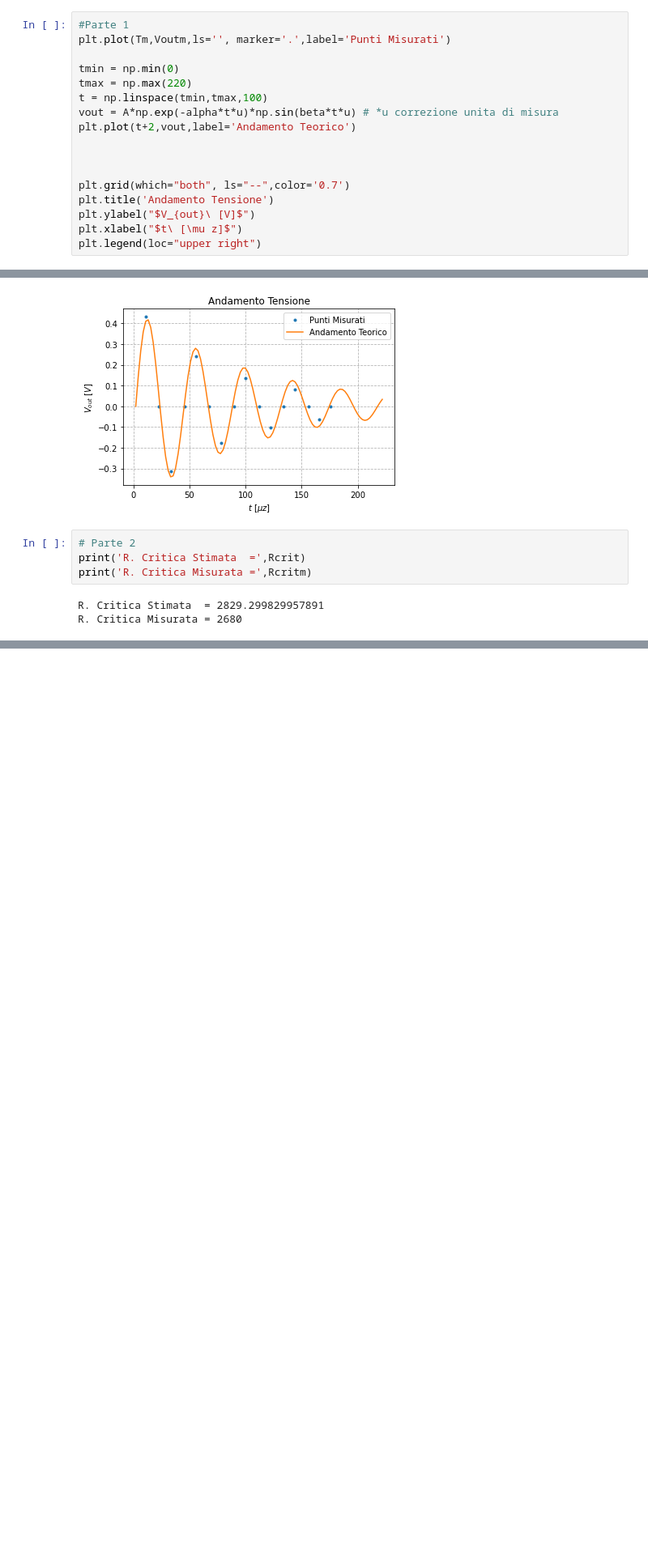
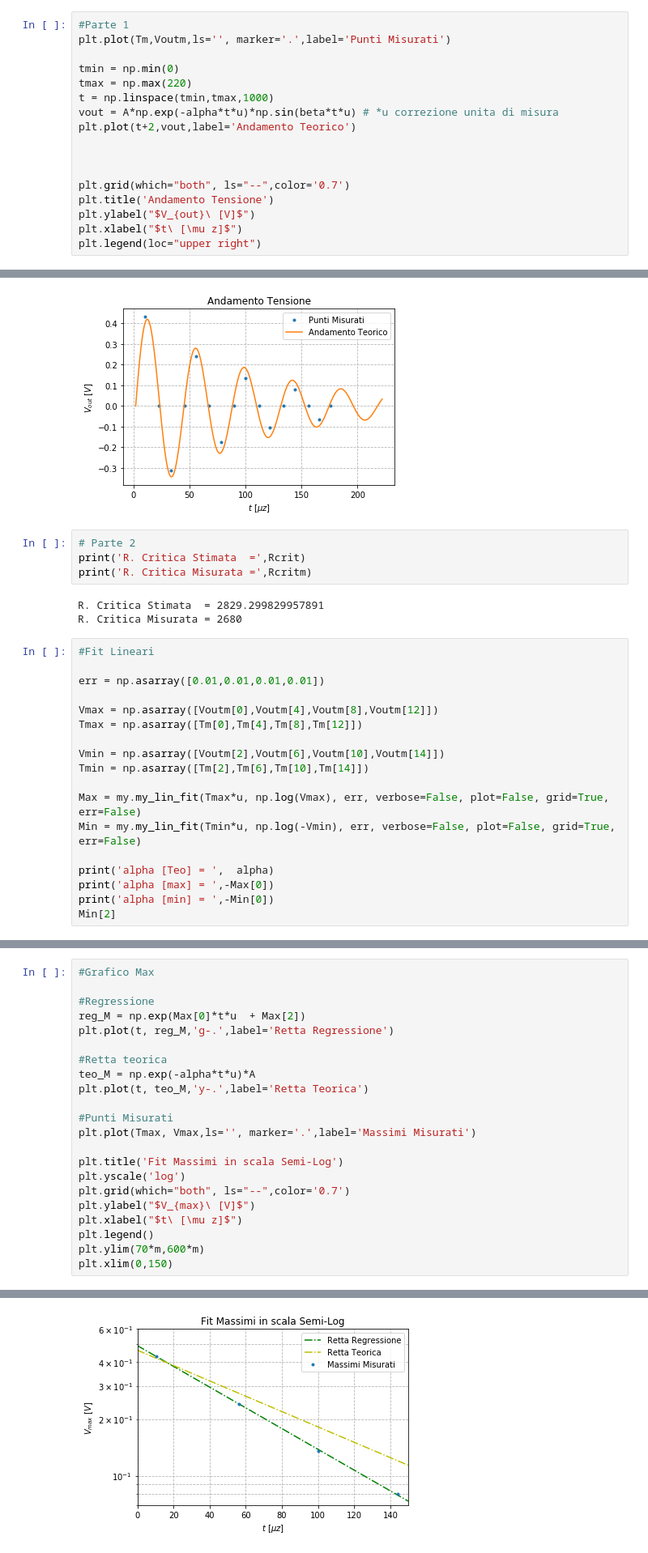
Before and after one commit to Kevin222-hub/Lab_reports, a Jupyter notebook: Elettro_4/Main.ipynb, the cells around one changed output, grey strips where cells are left out. Shown at 81% size. Drawn from its saved outputs; the diff is of its cells as text; blank space fills up the shorter version.

```diff
--- a/Elettro_4/Main.ipynb
+++ b/Elettro_4/Main.ipynb
@@ -47,7 +47,7 @@ plt.plot(Tm,Voutm,ls='', marker='.',label='Punti Misurati')
 
 tmin = np.min(0)
 tmax = np.max(220)
-t = np.linspace(tmin,tmax,100)
+t = np.linspace(tmin,tmax,1000)
 vout = A*np.exp(-alpha*t*u)*np.sin(beta*t*u) # *u correzione unita di misura
 plt.plot(t+2,vout,label='Andamento Teorico')
 
@@ -68,3 +68,21 @@ print('R. Critica Misurata =',Rcritm)
 # %% [output]
 R. Critica Stimata  = 2829.299829957891
 R. Critica Misurata = 2680
+# %%
+#Fit Lineari
+
+err = np.asarray([0.01,0.01,0.01,0.01])
+
+Vmax = np.asarray([Voutm[0],Voutm[4],Voutm[8],Voutm[12]])
+Tmax = np.asarray([Tm[0],Tm[4],Tm[8],Tm[12]])
+
+Vmin = np.asarray([Voutm[2],Voutm[6],Voutm[10],Voutm[14]])
+Tmin = np.asarray([Tm[2],Tm[6],Tm[10],Tm[14]])
+
+Max = my.my_lin_fit(Tmax*u, np.log(Vmax), err, verbose=False, plot=False, grid=True, err=False)
+Min = my.my_lin_fit(Tmin*u, np.log(-Vmin), err, verbose=False, plot=False, grid=True, err=False)
+
+print('alpha [Teo] = ',  alpha)
+print('alpha [max] = ',-Max[0])
+print('alpha [min] = ',-Min[0])
+Min[2]
@@ -70,0 +94,23 @@ R. Critica Misurata = 2680
+# %%
+#Grafico Max
+
+#Regressione
+reg_M = np.exp(Max[0]*t*u  + Max[2])
+plt.plot(t, reg_M,'g-.',label='Retta Regressione')
+
+#Retta teorica
+teo_M = np.exp(-alpha*t*u)*A
+plt.plot(t, teo_M,'y-.',label='Retta Teorica')
+
+#Punti Misurati
+plt.plot(Tmax, Vmax,ls='', marker='.',label='Massimi Misurati')
+
+plt.title('Fit Massimi in scala Semi-Log')
+plt.yscale('log')
+plt.grid(which="both", ls="--",color='0.7')
+plt.ylabel("$V_{max}\ [V]$")
+plt.xlabel("$t\ [\mu z]$")
+plt.legend()
+plt.ylim(70*m,600*m)
+plt.xlim(0,150)
+# %% [output]
@@ -70,0 +118 @@ R. Critica Misurata = 2680
+[figure, added]
```
Also changed, not shown: parts of 4 cells of this notebook.
